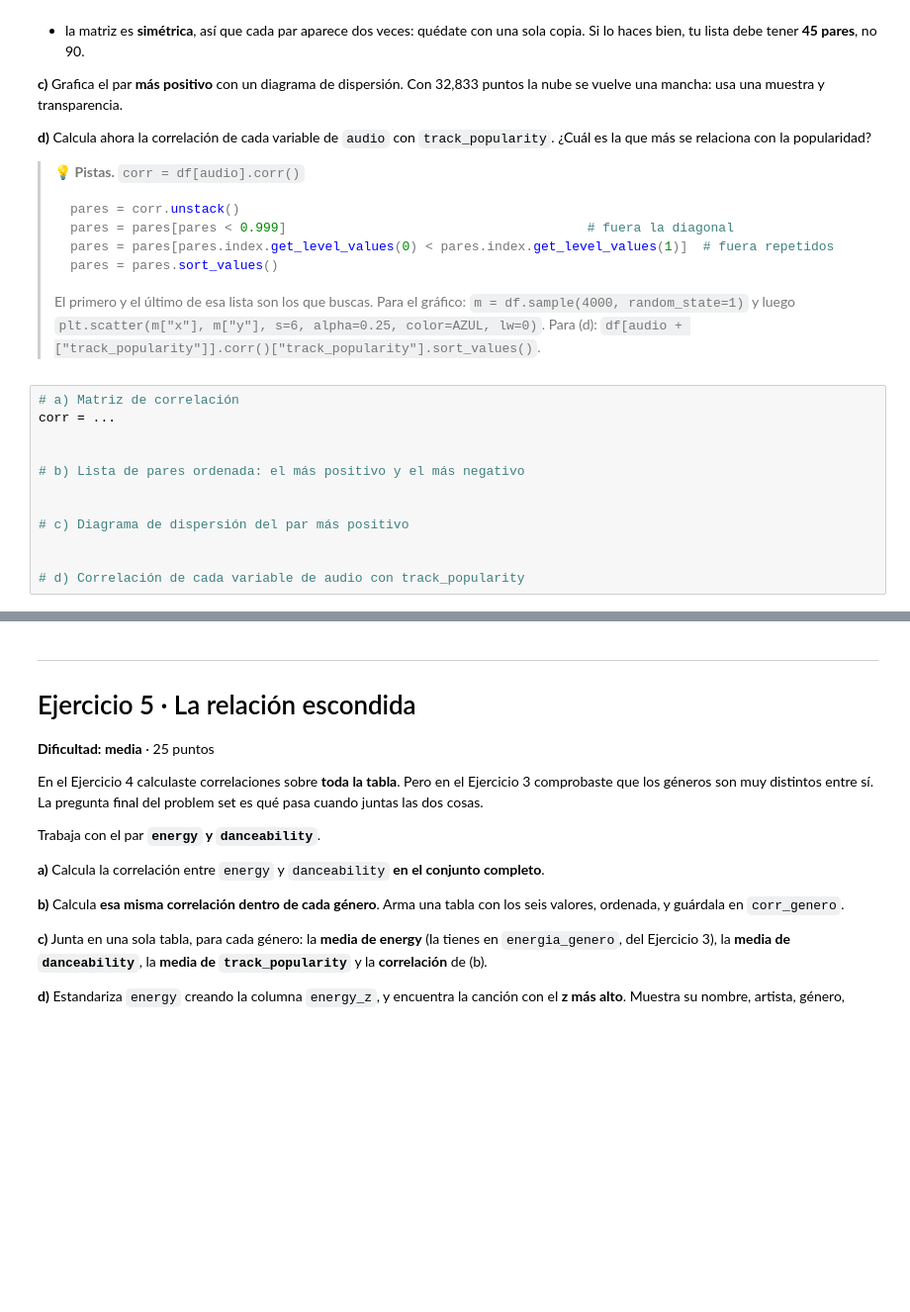
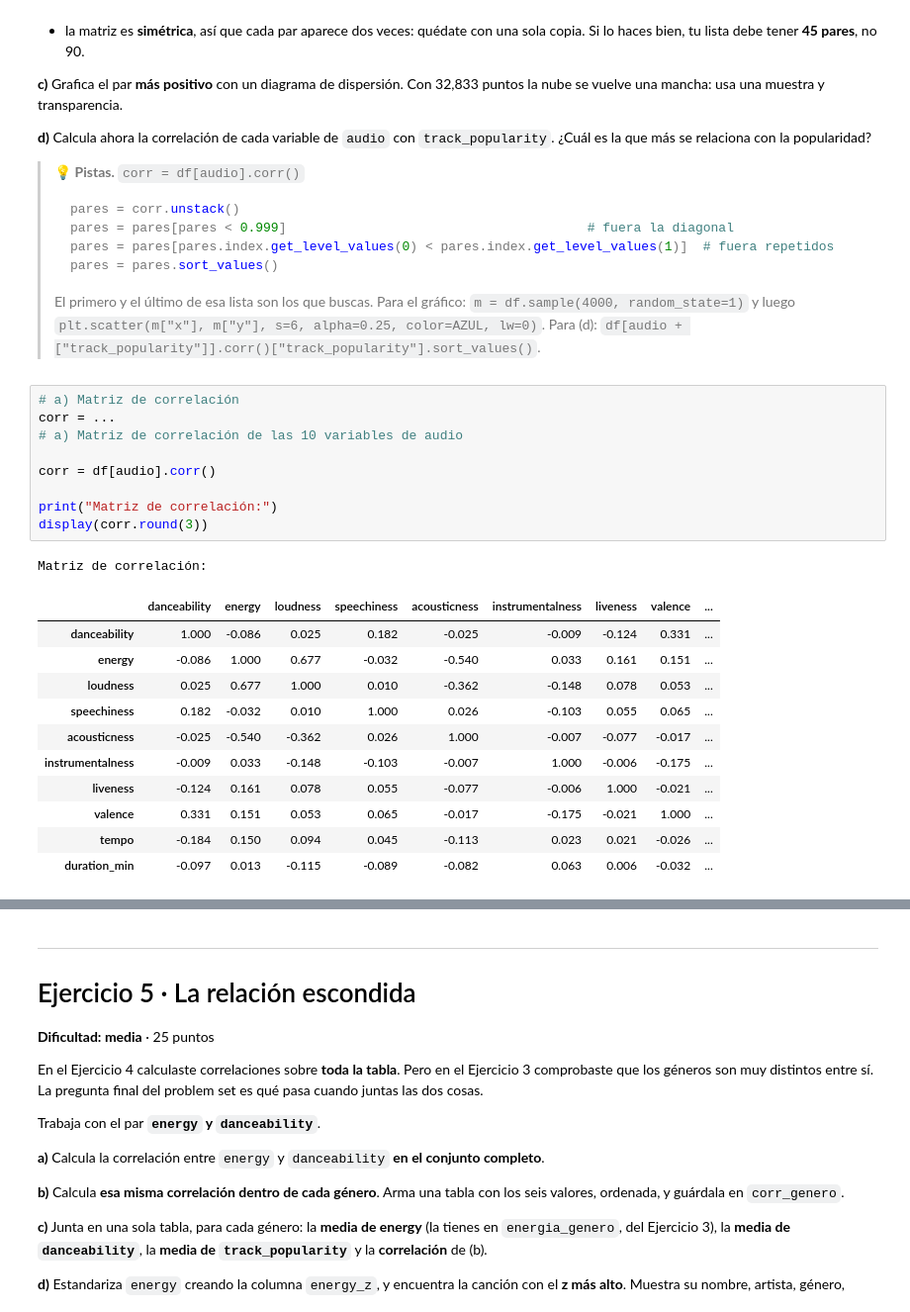
Before and after one commit to axrodriguez5072019/s100-tareas, a Jupyter notebook: 01_problem_set_(6).ipynb, the cells around one changed output, grey strips where cells are left out. Shown at 99% size. Cells and saved outputs as stored; diff of their text form; blank space fills up the shorter version.

```diff
--- a/01_problem_set_(6).ipynb
+++ b/01_problem_set_(6).ipynb
@@ -456,15 +483,25 @@ Con 32,833 puntos la nube se vuelve una mancha: usa una muestra y transparencia.
 > Para el gráfico: `m = df.sample(4000, random_state=1)` y luego
 > `plt.scatter(m["x"], m["y"], s=6, alpha=0.25, color=AZUL, lw=0)`.
 > Para (d): `df[audio + ["track_popularity"]].corr()["track_popularity"].sort_values()`.
-# %%
-# a) Matriz de correlación
-corr = ...
-
-
-# b) Lista de pares ordenada: el más positivo y el más negativo
-
-
-# c) Diagrama de dispersión del par más positivo
-
-
-# d) Correlación de cada variable de audio con track_popularity
+# %%
+# a) Matriz de correlación
+corr = ...
+# a) Matriz de correlación de las 10 variables de audio
+
+corr = df[audio].corr()
+
+print("Matriz de correlación:")
+display(corr.round(3))
+# %% [output]
+Matriz de correlación:
+|  | danceability | energy | loudness | speechiness | acousticness | instrumentalness | liveness | valence | ... |
+| danceability | 1.000 | -0.086 | 0.025 | 0.182 | -0.025 | -0.009 | -0.124 | 0.331 | ... |
+| energy | -0.086 | 1.000 | 0.677 | -0.032 | -0.540 | 0.033 | 0.161 | 0.151 | ... |
+| loudness | 0.025 | 0.677 | 1.000 | 0.010 | -0.362 | -0.148 | 0.078 | 0.053 | ... |
+| speechiness | 0.182 | -0.032 | 0.010 | 1.000 | 0.026 | -0.103 | 0.055 | 0.065 | ... |
+| acousticness | -0.025 | -0.540 | -0.362 | 0.026 | 1.000 | -0.007 | -0.077 | -0.017 | ... |
+| instrumentalness | -0.009 | 0.033 | -0.148 | -0.103 | -0.007 | 1.000 | -0.006 | -0.175 | ... |
+| liveness | -0.124 | 0.161 | 0.078 | 0.055 | -0.077 | -0.006 | 1.000 | -0.021 | ... |
+| valence | 0.331 | 0.151 | 0.053 | 0.065 | -0.017 | -0.175 | -0.021 | 1.000 | ... |
+| tempo | -0.184 | 0.150 | 0.094 | 0.045 | -0.113 | 0.023 | 0.021 | -0.026 | ... |
+| duration_min | -0.097 | 0.013 | -0.115 | -0.089 | -0.082 | 0.063 | 0.006 | -0.032 | ... |
```
Also changed, not shown: parts of 13 cells of this notebook.
